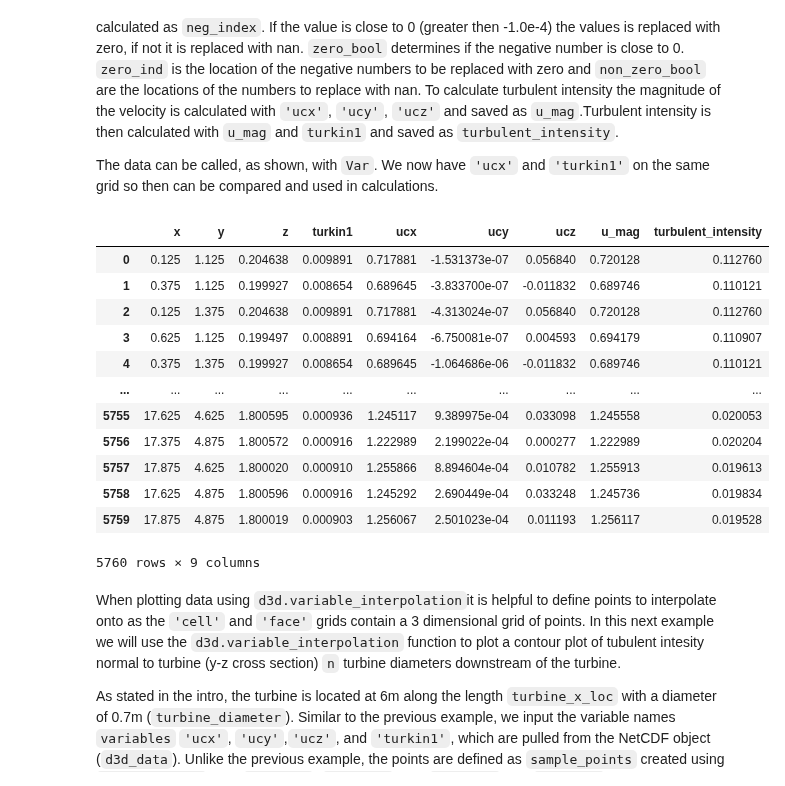
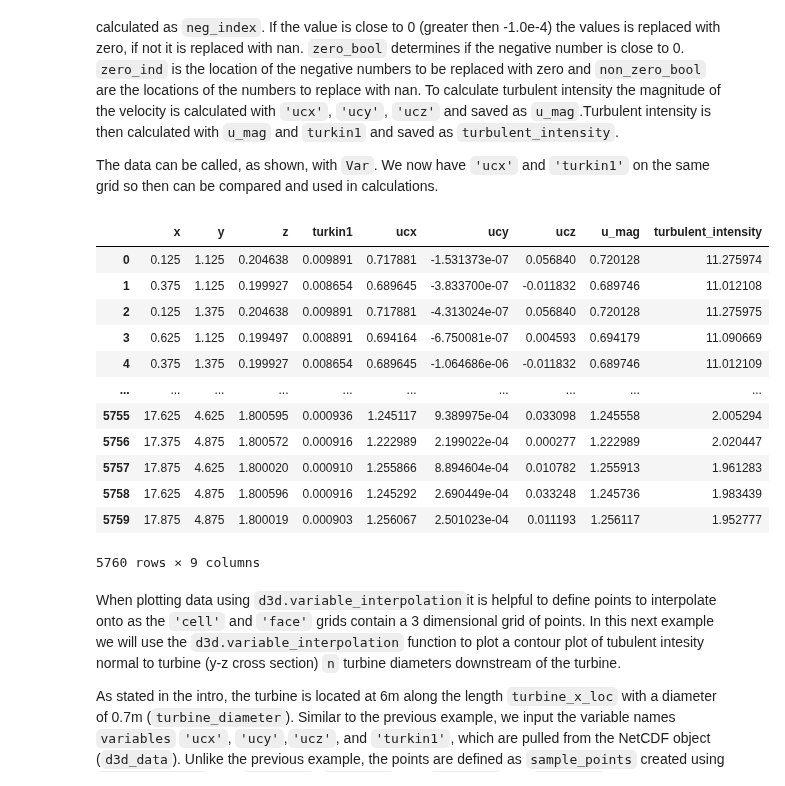
Before and after one commit to MHKiT-Software/MHKiT-Python, a Jupyter notebook: examples/Delft3D_example.ipynb, the cells around one changed output. Saved outputs shown, nothing was run; the diff lists cells and outputs as text; code cells hidden in the pictures.

```diff
--- a/examples/Delft3D_example.ipynb
+++ b/examples/Delft3D_example.ipynb
@@ -282,46 +282,46 @@ The data can be called, as shown, with `Var`.  We now have `'ucx'` and  `'turkin
 variables= ['turkin1', 'ucx', 'ucy', 'ucz']
 
 Var= d3d.variable_interpolation(d3d_data, variables, points= 'faces')
 
 # Replacing negative numbers close to zero with zero
 neg_index=np.where(Var['turkin1']<0)# Finding negative numbers
 
 # Determining if negative number are close to zero
 zero_bool= np.isclose(Var['turkin1'][Var['turkin1']<0].array,
                       np.zeros(len(Var['turkin1'][Var['turkin1']<0].array)),atol=1.0e-4)
 
 # Identifying the location of negative values close to zero
 zero_ind= neg_index[0][zero_bool]
 
 # Identifying the location of negative number that are not close to zero
 non_zero_ind= neg_index[0][~zero_bool]
 
 # Replacing negative number close to zero with zero
 Var.loc[zero_ind,'turkin1']=np.zeros(len(zero_ind))
 
 # Replacing negative numbers not close to zero with nan
 Var.loc[non_zero_ind,'turkin1']=[np.nan]*len(non_zero_ind)
 
 # Calculating the root mean squared velocity
 Var['u_mag']=d3d.unorm(np.array(Var['ucx']),np.array(Var['ucy']), np.array(Var['ucz']))
 
-# Calculating turbulent intensity
-Var['turbulent_intensity']= np.sqrt(2/3*Var['turkin1'])/Var['u_mag']
+# Calculating turbulent intensity as a percent
+Var['turbulent_intensity']= (np.sqrt(2/3*Var['turkin1'])/Var['u_mag'])*100
 
 Var
 # %% [output]
 |  | x | y | z | turkin1 | ucx | ucy | ucz | u_mag | turbulent_intensity |
-| 0 | 0.125 | 1.125 | 0.204638 | 0.009891 | 0.717881 | -1.531373e-07 | 0.056840 | 0.720128 | 0.112760 |
-| 1 | 0.375 | 1.125 | 0.199927 | 0.008654 | 0.689645 | -3.833700e-07 | -0.011832 | 0.689746 | 0.110121 |
-| 2 | 0.125 | 1.375 | 0.204638 | 0.009891 | 0.717881 | -4.313024e-07 | 0.056840 | 0.720128 | 0.112760 |
-| 3 | 0.625 | 1.125 | 0.199497 | 0.008891 | 0.694164 | -6.750081e-07 | 0.004593 | 0.694179 | 0.110907 |
-| 4 | 0.375 | 1.375 | 0.199927 | 0.008654 | 0.689645 | -1.064686e-06 | -0.011832 | 0.689746 | 0.110121 |
+| 0 | 0.125 | 1.125 | 0.204638 | 0.009891 | 0.717881 | -1.531373e-07 | 0.056840 | 0.720128 | 11.275974 |
+| 1 | 0.375 | 1.125 | 0.199927 | 0.008654 | 0.689645 | -3.833700e-07 | -0.011832 | 0.689746 | 11.012108 |
+| 2 | 0.125 | 1.375 | 0.204638 | 0.009891 | 0.717881 | -4.313024e-07 | 0.056840 | 0.720128 | 11.275975 |
+| 3 | 0.625 | 1.125 | 0.199497 | 0.008891 | 0.694164 | -6.750081e-07 | 0.004593 | 0.694179 | 11.090669 |
+| 4 | 0.375 | 1.375 | 0.199927 | 0.008654 | 0.689645 | -1.064686e-06 | -0.011832 | 0.689746 | 11.012109 |
 | ... | ... | ... | ... | ... | ... | ... | ... | ... | ... |
-| 5755 | 17.625 | 4.625 | 1.800595 | 0.000936 | 1.245117 | 9.389975e-04 | 0.033098 | 1.245558 | 0.020053 |
-| 5756 | 17.375 | 4.875 | 1.800572 | 0.000916 | 1.222989 | 2.199022e-04 | 0.000277 | 1.222989 | 0.020204 |
-| 5757 | 17.875 | 4.625 | 1.800020 | 0.000910 | 1.255866 | 8.894604e-04 | 0.010782 | 1.255913 | 0.019613 |
-| 5758 | 17.625 | 4.875 | 1.800596 | 0.000916 | 1.245292 | 2.690449e-04 | 0.033248 | 1.245736 | 0.019834 |
-| 5759 | 17.875 | 4.875 | 1.800019 | 0.000903 | 1.256067 | 2.501023e-04 | 0.011193 | 1.256117 | 0.019528 |
+| 5755 | 17.625 | 4.625 | 1.800595 | 0.000936 | 1.245117 | 9.389975e-04 | 0.033098 | 1.245558 | 2.005294 |
+| 5756 | 17.375 | 4.875 | 1.800572 | 0.000916 | 1.222989 | 2.199022e-04 | 0.000277 | 1.222989 | 2.020447 |
+| 5757 | 17.875 | 4.625 | 1.800020 | 0.000910 | 1.255866 | 8.894604e-04 | 0.010782 | 1.255913 | 1.961283 |
+| 5758 | 17.625 | 4.875 | 1.800596 | 0.000916 | 1.245292 | 2.690449e-04 | 0.033248 | 1.245736 | 1.983439 |
+| 5759 | 17.875 | 4.875 | 1.800019 | 0.000903 | 1.256067 | 2.501023e-04 | 0.011193 | 1.256117 | 1.952777 |
 5760 rows × 9 columns
 # %% [markdown]
 When plotting data using `d3d.variable_interpolation`it is helpful to define points to interpolate onto as the `'cell'` and `'face'` grids contain a 3 dimensional grid of points. In this next example we will use the `d3d.variable_interpolation` function to plot a contour plot of tubulent intesity normal to turbine (y-z cross section) `n` turbine diameters downstream of the turbine.
```
Also changed, not shown: parts of 2 cells of this notebook.
